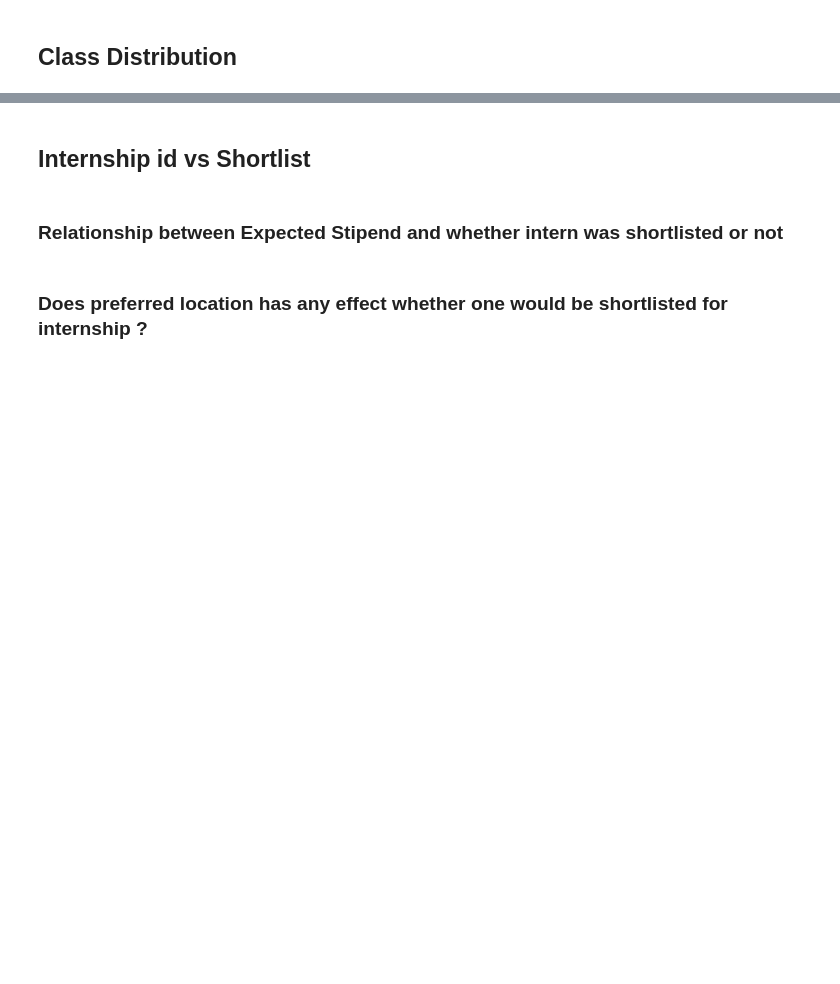
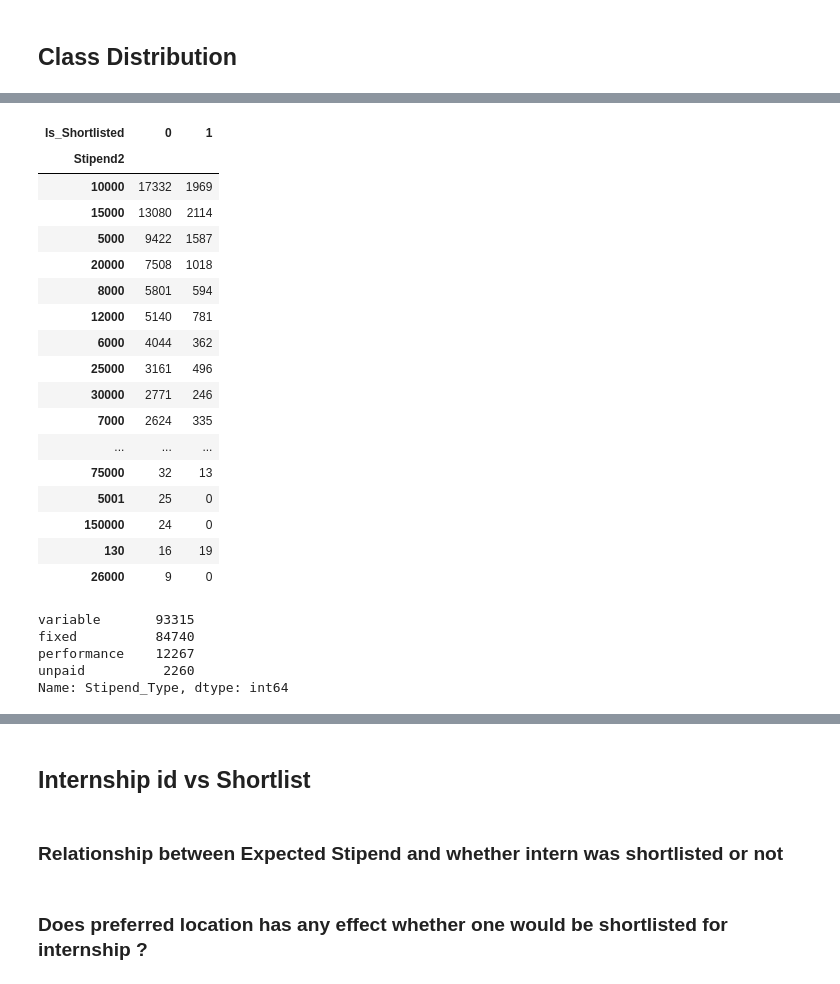
Before and after one commit to numb3r33/av-practice, a Jupyter notebook: date-your_data/notebooks/Date_Your_Data - Exploratory Data Analysis.ipynb, the cells around one changed output, grey strips where cells are left out. Saved outputs shown, nothing was run; the diff lists cells and outputs as text; code cells hidden in the pictures; blank space fills up the shorter version.

```diff
--- a/date-your_data/notebooks/Date_Your_Data - Exploratory Data Analysis.ipynb
+++ b/date-your_data/notebooks/Date_Your_Data - Exploratory Data Analysis.ipynb
@@ -39,0 +141,29 @@ train.Is_Shortlisted.value_counts()
+# %%
+train_merged.groupby(['Stipend2', 'Is_Shortlisted']).size().unstack(1).fillna(0).sort_values(by=0, ascending=False)
+# %% [output]
+| Is_Shortlisted | 0 | 1 |
+| Stipend2 |  |  |
+| 10000 | 17332 | 1969 |
+| 15000 | 13080 | 2114 |
+| 5000 | 9422 | 1587 |
+| 20000 | 7508 | 1018 |
+| 8000 | 5801 | 594 |
+| 12000 | 5140 | 781 |
+| 6000 | 4044 | 362 |
+| 25000 | 3161 | 496 |
+| 30000 | 2771 | 246 |
+| 7000 | 2624 | 335 |
+| ... | ... | ... |
+| 75000 | 32 | 13 |
+| 5001 | 25 | 0 |
+| 150000 | 24 | 0 |
+| 130 | 16 | 19 |
+| 26000 | 9 | 0 |
+# %%
+train_merged.Stipend_Type.value_counts()
+# %% [output]
+variable       93315
+fixed          84740
+performance    12267
+unpaid          2260
+Name: Stipend_Type, dtype: int64
```
Also changed, not shown: parts of 23 cells of this notebook, 1 other file.
